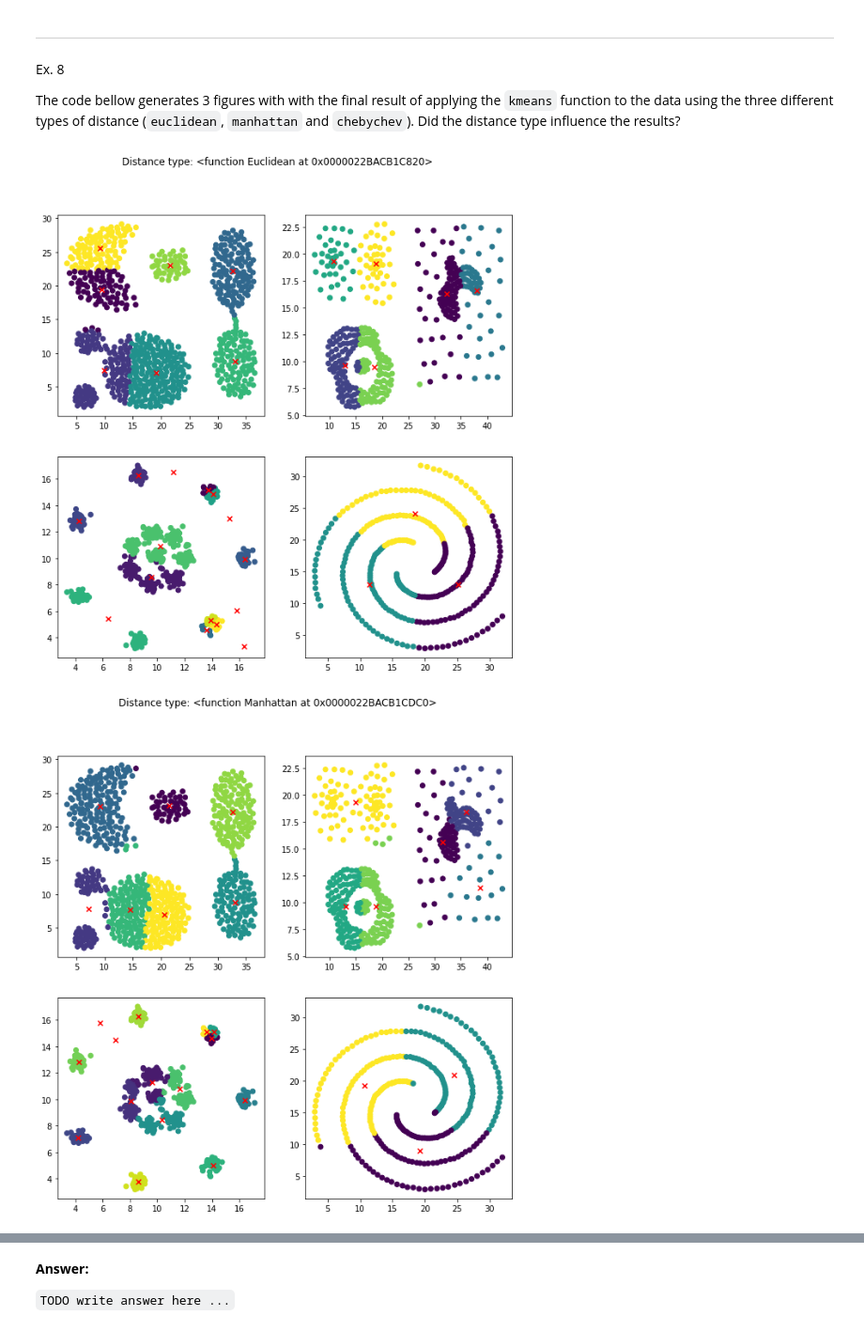
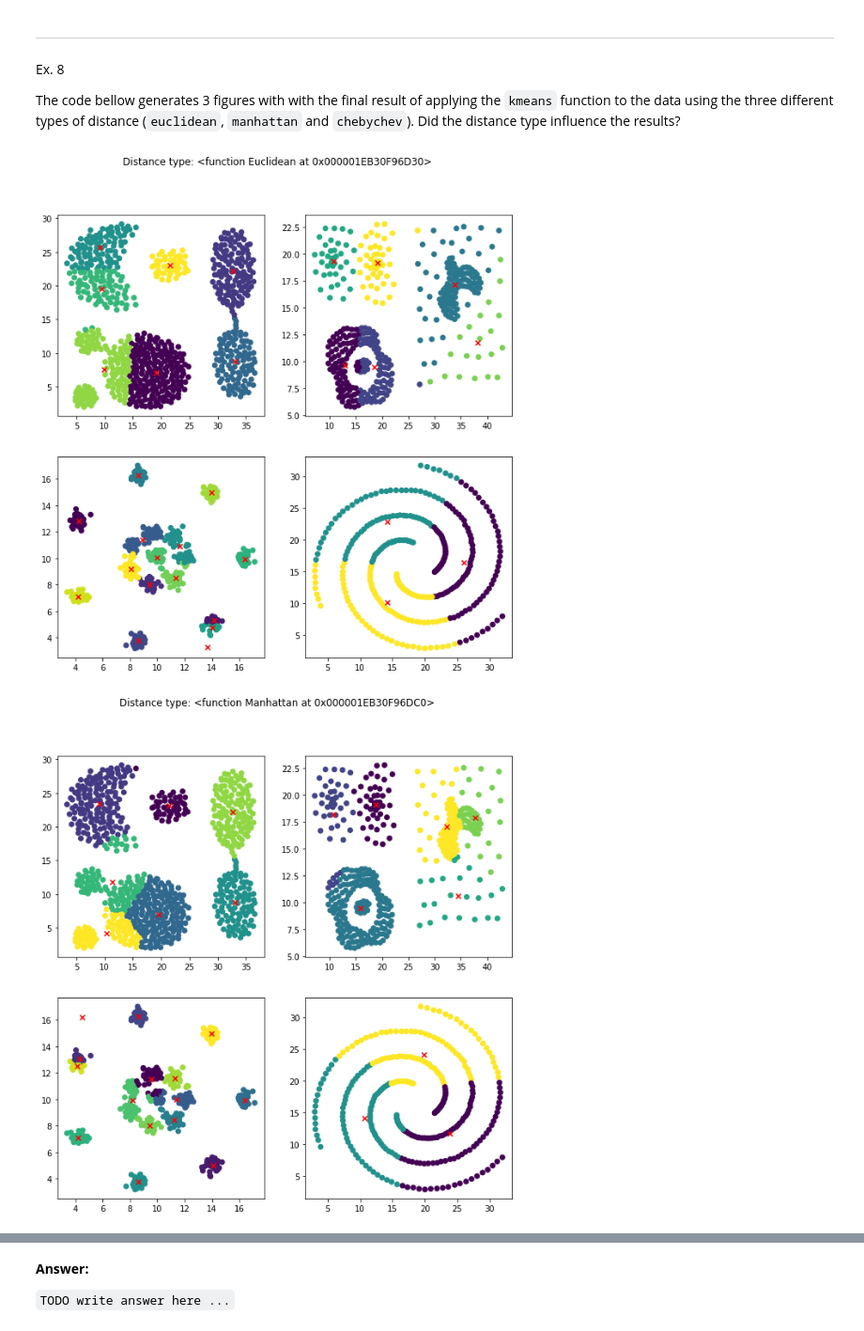
Before and after one commit to DrSh1ny/AC, a Jupyter notebook: PL3/TP1b.ipynb, the cells around one changed output, grey strips where cells are left out. Shown at 94% size. Drawn from its saved outputs; the diff is of its cells as text; code cells hidden in the pictures.

```diff
--- a/PL3/TP1b.ipynb
+++ b/PL3/TP1b.ipynb
@@ -258,12 +263,13 @@ def kmeans( data, n, dist_type=Euclidean, max_iter=20):
 
     i = 0
     # REPEAT UNTIL i REACHES MAX_ITERATIONS OR UNTIL NEW LABELS AND OLD LABELS ARE EQUAL
-    while np.equal(old_labels,new_labels) is not True and i<max_iter:
+    while np.array_equal(old_labels,new_labels) is not True and i<max_iter:
 
+
+        #print("New- ", new_labels, "\nOld-", old_labels)
         old_labels = new_labels
 
         new_labels=label_data(data,centroids,dist_type)
-        # TODO Write your code here
 
         # update the centroid locations based on the new labels
         centroids=update_centroids(data,new_labels,centroids)
@@ -278,16 +284,17 @@ The code bellow generates 3 figures with with the final result of applying the `
 # %%
 for dt in [Euclidean, Manhattan, Chebychev]:
 
     fig, axes = plt.subplots(2,2, figsize=[10,10])
     fig.suptitle('Distance type: %s' %dt)
 
     axs = axes.flatten()
 
     for ds in range(len(datasets)):
-        labels, centroids, it = kmeans(datasets[ds], nclusters[ds], dt)
+
+        labels, centroids, it = kmeans(datasets[ds], nclusters[ds], dt,50)
 
         axs[ds].scatter(datasets[ds].iloc[:,0],datasets[ds].iloc[:,1], c=labels)
-        axs[ds].scatter(centroids[:,0],centroids[:,1], marker='x', color='r')
+        axs[ds].scatter(centroids[:,0],centroids[:,1], marker='x', c="red")
 # %% [output]
-[figure, old version]
+[figure, new version]
-[figure, old version]
+[figure, new version]
```
Also changed, not shown: parts of 15 cells of this notebook.
